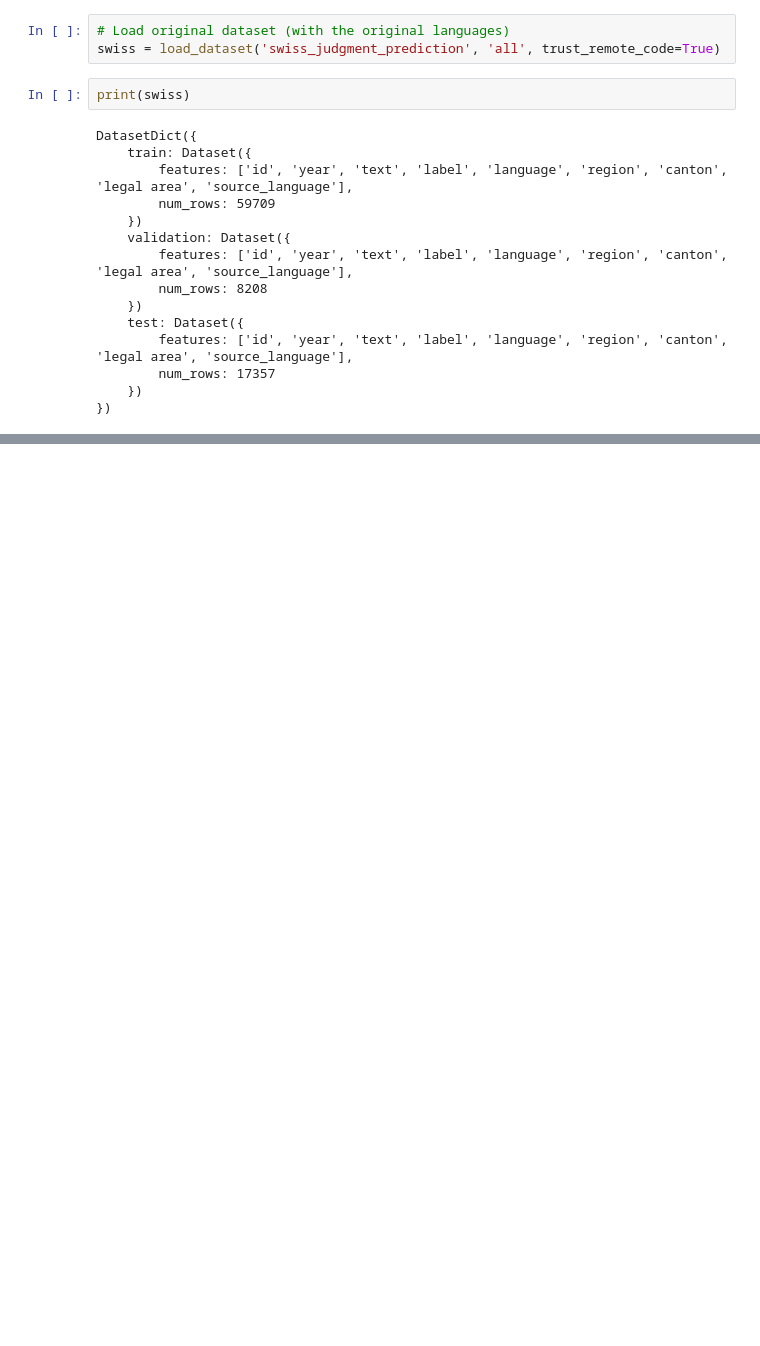
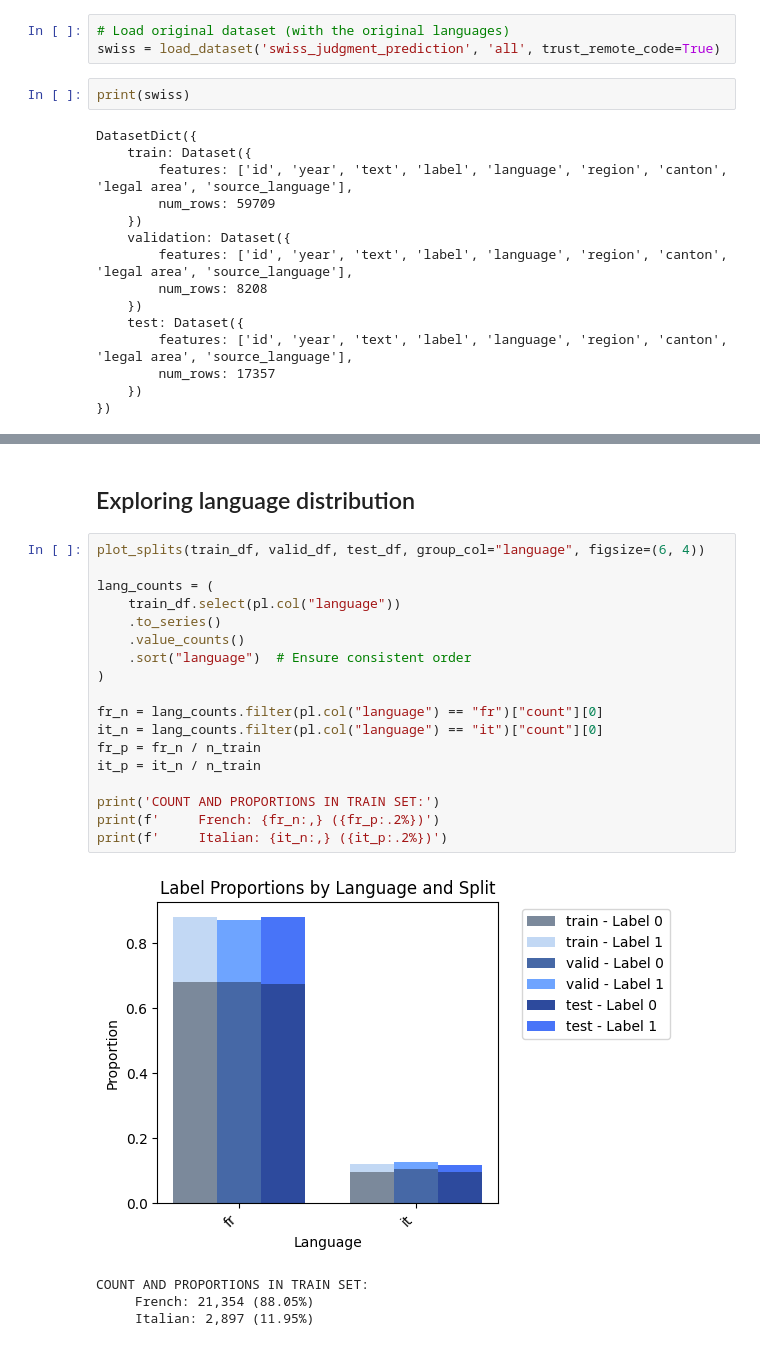
Before and after one commit to pablo-fdz/adv_nlp_final_assessment, a Jupyter notebook: dataset_exploration.ipynb, the cells around one changed output, grey strips where cells are left out. Cells and saved outputs as stored; diff of their text form; blank space fills up the shorter version.

```diff
--- a/dataset_exploration.ipynb
+++ b/dataset_exploration.ipynb
@@ -284,0 +285,25 @@ pprint(pubhealth['test'][0])
+# %% [markdown]
+## Exploring language distribution
+# %%
+plot_splits(train_df, valid_df, test_df, group_col="language", figsize=(6, 4))
+
+lang_counts = (
+    train_df.select(pl.col("language"))
+    .to_series()
+    .value_counts()
+    .sort("language")  # Ensure consistent order
+)
+
+fr_n = lang_counts.filter(pl.col("language") == "fr")["count"][0]
+it_n = lang_counts.filter(pl.col("language") == "it")["count"][0]
+fr_p = fr_n / n_train
+it_p = it_n / n_train
+
+print('COUNT AND PROPORTIONS IN TRAIN SET:')
+print(f'     French: {fr_n:,} ({fr_p:.2%})')
+print(f'     Italian: {it_n:,} ({it_p:.2%})')
+# %% [output]
+[figure, added]
+COUNT AND PROPORTIONS IN TRAIN SET:
+     French: 21,354 (88.05%)
+     Italian: 2,897 (11.95%)
```
Also changed, not shown: parts of 51 cells of this notebook, 3 other files.
